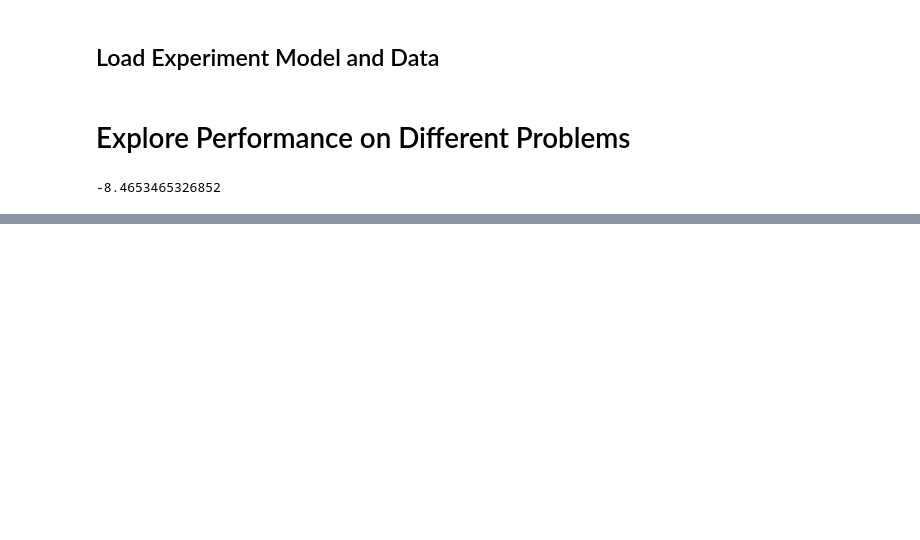
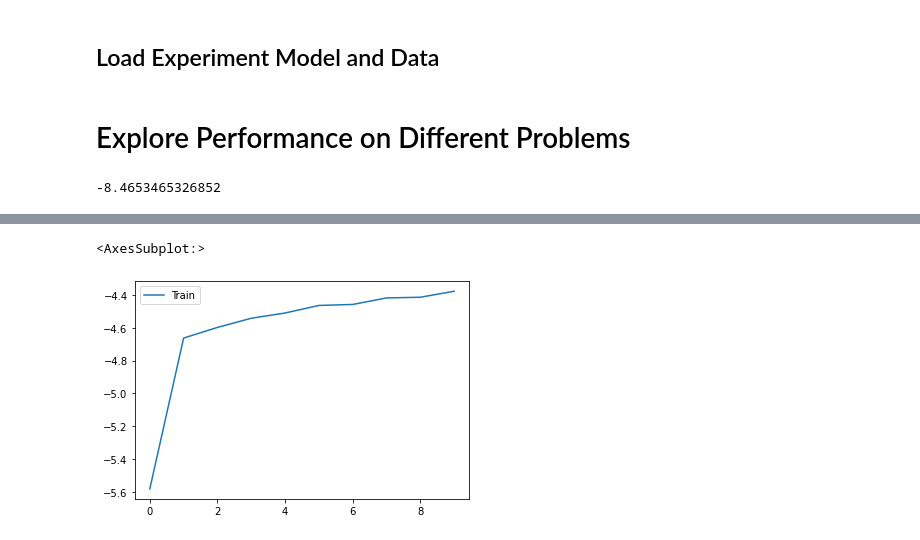
Before and after one commit to aguilarjose11/PytorchAMD, a Jupyter notebook: Model_Comparison_Across_Problems.ipynb, the cells around one changed output, grey strips where cells are left out. Cells and saved outputs as stored; diff of their text form; code cells hidden in the pictures; blank space fills up the shorter version.

Commit message:
Add new changes for running experiments

```diff
--- a/Model_Comparison_Across_Problems.ipynb
+++ b/Model_Comparison_Across_Problems.ipynb
@@ -28,10 +28,12 @@ experiment_directory = "./results/"
 exp_50_baseline_file = 'experiment_baseline_PAM_heads_8_layers_3_g-embedding_avg_lr_0.0001_epochs_6250_batch-len_128_problem_TSP_nodes_50_dim_2'
 exp_50_persist_file = 'experiment_0_PAM_heads_8_layers_3_g-embedding_p_lr_0.0001_epochs_500_batch-len_64_problem_TSP_nodes_50_dim_2'
 exp_20_baseline_file = 'experiment_1_PAM_heads_8_layers_3_g-embedding_avg_lr_0.0001_envs_256000_epochs_75_batch-len_512_problem_TSP_nodes_20_dim_2'
+exp_20_persist_file_10_epoch = 'experiment_0_PAM_heads_8_layers_3_g-embedding_p_lr_0.0001_envs_153600_epochs_10_batch-len_512_problem_TSP_nodes_20_dim_2'
 # %%
 exp_50_baseline = load_experiment(experiment_directory, exp_50_baseline_file)
 exp_50_persist = load_experiment(experiment_directory, exp_50_persist_file)
 exp_20_baseline = load_experiment(experiment_directory, exp_20_baseline_file)
+exp_20_persist_10_epoch = load_experiment(experiment_directory, exp_20_persist_file_10_epoch)
 # %% [markdown]
 # Explore Performance on Different Problems
 # %%
@@ -103,0 +125,5 @@ evaluate_TSP(model=model,
+# %%
+exp_20_persist_10_epoch[1]['rewards'].plot()
+# %% [output]
+<AxesSubplot:>
+[figure, added]
```
Also changed, not shown: parts of 5 cells of this notebook, 7 other files.
